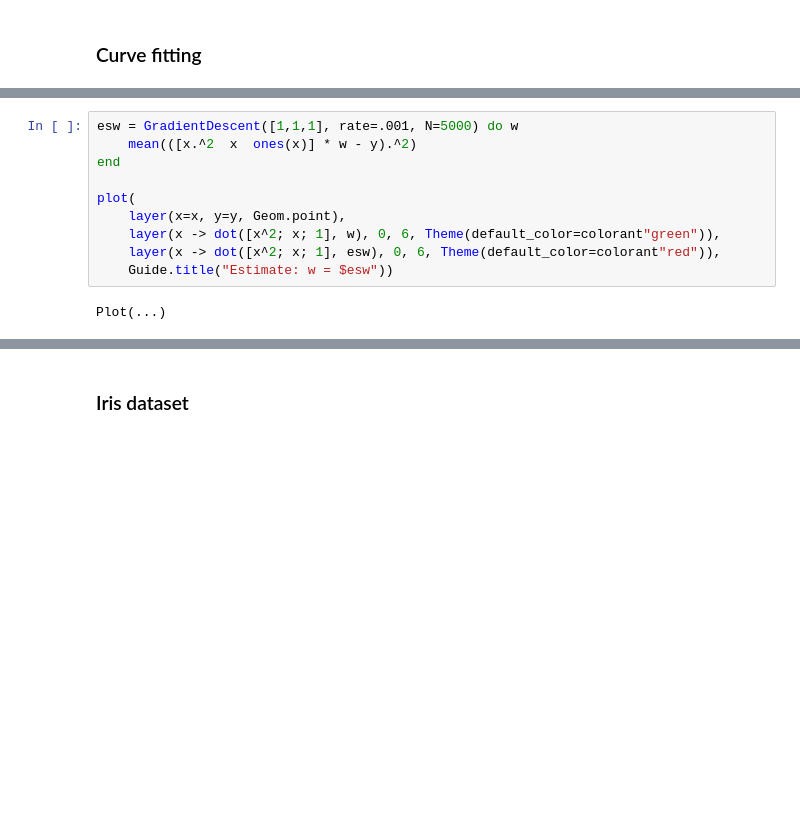
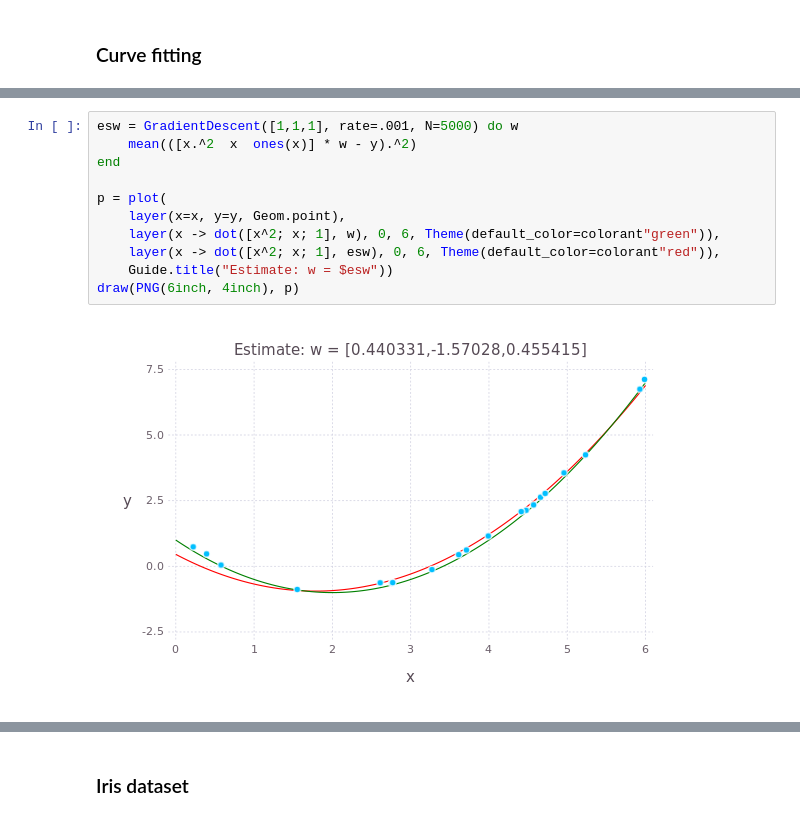
Before and after one commit to karlsruhe-ai/techtalks, a Jupyter notebook: 17-03-15 Matthias Richter - Automatic Differentiation/AutodiffDemo.ipynb, the cells around one changed output, grey strips where cells are left out. Drawn from its saved outputs; the diff is of its cells as text; blank space fills up the shorter version.

```diff
--- a/17-03-15 Matthias Richter - Automatic Differentiation/AutodiffDemo.ipynb
+++ b/17-03-15 Matthias Richter - Automatic Differentiation/AutodiffDemo.ipynb
@@ -47,15 +48,16 @@ Plot(...)
 # %%
 esw = GradientDescent([1,1,1], rate=.001, N=5000) do w
     mean(([x.^2  x  ones(x)] * w - y).^2)
 end
 
-plot(
+p = plot(
     layer(x=x, y=y, Geom.point),
     layer(x -> dot([x^2; x; 1], w), 0, 6, Theme(default_color=colorant"green")),
     layer(x -> dot([x^2; x; 1], esw), 0, 6, Theme(default_color=colorant"red")),
     Guide.title("Estimate: w = $esw"))
+draw(PNG(6inch, 4inch), p)
 # %% [output]
-Plot(...)
+[figure, added]
 # %%
 # With L1 regularization
 
```
Also changed, not shown: parts of 5 cells of this notebook.
